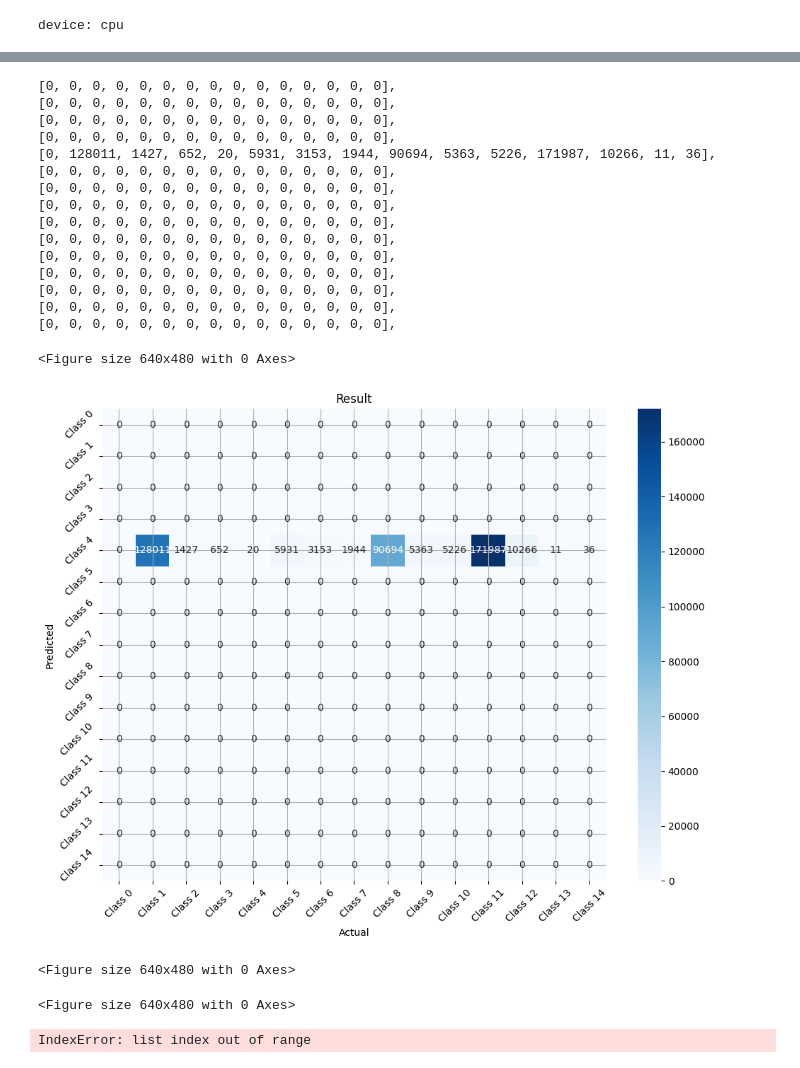
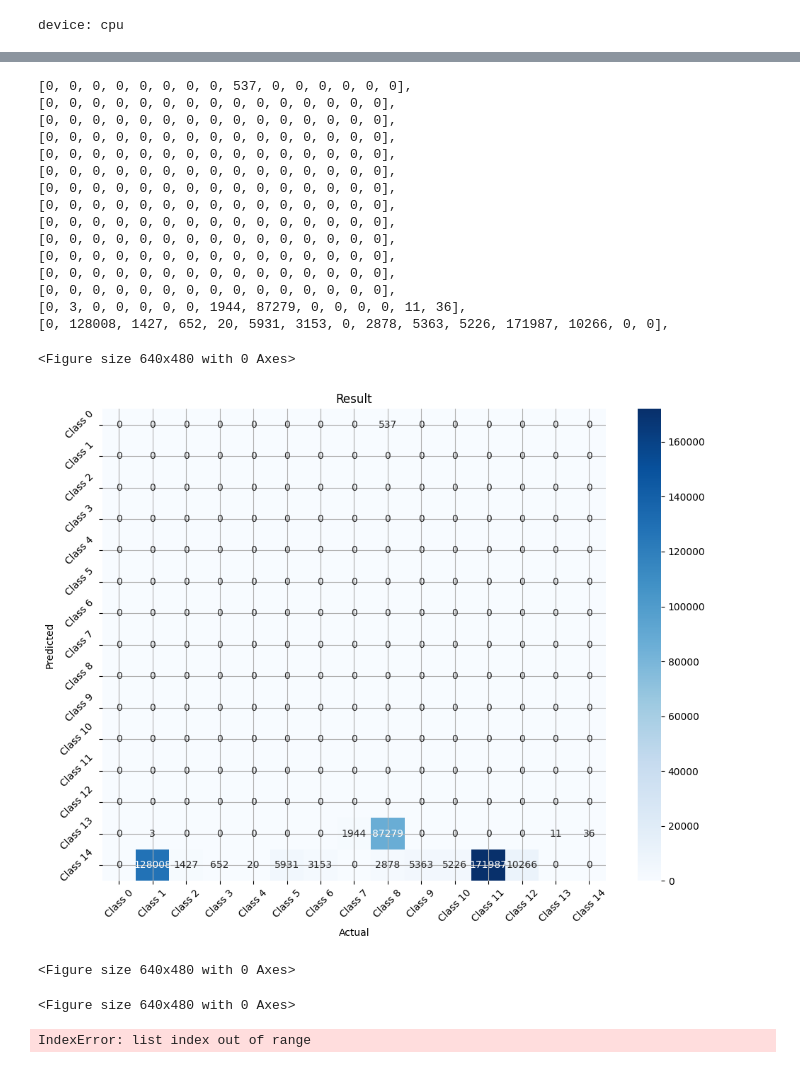
Before and after one commit to SpeedyHorse/drl, a Jupyter notebook: multiple/99_myself/01_dqn.ipynb, the cells around one changed output, grey strips where cells are left out. Cells and saved outputs as stored; diff of their text form; code cells hidden in the pictures.

```diff
--- a/multiple/99_myself/01_dqn.ipynb
+++ b/multiple/99_myself/01_dqn.ipynb
@@ -312,8 +312,8 @@ class DeepFlowNetwork(nn.Module):
 
         renew = torch.cat([port_emb, protocol_emb, x[2]], dim=1)
 
-        renew = F.softmax(self.fc1(renew))
-        renew = F.softmax(self.fc2(renew))
+        renew = F.relu(self.fc1(renew))
+        renew = F.relu(self.fc2(renew))
         return self.fc3(renew)
 # %%
 UPDATE_TARGET_STEPS = 200
@@ -327,5 +349,5 @@ LR = 1e-5
 # %%
-num_episodes = 1000
+num_episodes = 6000
 # %%
 n_actions = train_env.action_space.n
 n_inputs = train_env.observation_space.shape[0]
@@ -406,6 +428,8 @@ def optimize_model():
     utils.clip_grad_value_(policy_net.parameters(), 1000)
     optimizer.step()
 # %%
+with open("train.log", "w") as f:
+    f.write("episode, show\n")
 for i_episode in range(num_episodes):
     test = []
     # Initialize the environment and state
@@ -430,9 +454,12 @@ for i_episode in range(num_episodes):
         test.append(info["answer"])
         show[action.item()] += 1
         # print(info)
+        reward = get_reward(info["action"], info["answer"])
 
         # to tensor
         if terminated:
+            with open("train.log", "a") as f:
+                f.write(f"{i_episode}, {show}\n")
             next_state = None
         else:
             # next_state = torch.tensor(raw_next_state, device=device, dtype=torch.float32).unsqueeze(0)
@@ -467,12 +494,11 @@ for i_episode in range(num_episodes):
     #         f.write(f"{i:02d},")
     #     else:
     #         f.write("\n")
-    if i_episode > 0 and i_episode % 10 == 0:
-        print(test)
+    if i_episode > 0 and i_episode % 100 == 0:
         plot_graph(episode_precision)
 
 # complete the episode
-# plot_graph(episode_precision, show_result=True)
+plot_graph(episode_precision, show_result=True)
 torch.save(policy_net.state_dict(), "re_01_dqn_cic.pth")  # save the model
 
 # print(test)
@@ -583,66 +632,40 @@ for i_loop in range(1):
             break
 
         # make next state tensor and update state
         #test_state = torch.tensor(test_raw_next_state, device=device, dtype=torch.float32).unsqueeze(0)
         test_state = f_p.to_tensor(test_raw_next_state)
 
-        if t % 50000 == 0:
+        if t % 100000 == 0:
             plot_confusion_matrix(confusion_array)
-
-    # calculate metrics
-    # tp = confusion_array[1, 1]
-    # tn = confusion_array[0, 0]
-    # fp = confusion_array[1, 0]
-    # fn = confusion_array[0, 1]
-    # print(f"{i_loop + 1:5}, {tp:7}, {tn:7}, {fp:7}, {fn:7}")
-
-    # accuracy, precision, recall, f1, fpr = calculate_metrics(tp, tn, fp, fn)
-    # metrics_dictionary["accuracy"].append(accuracy)
-    # metrics_dictionary["precision"].append(precision)
-    # metrics_dictionary["recall"].append(recall)
-    # metrics_dictionary["f1"].append(f1)
-    # metrics_dictionary["fpr"].append(fpr)
-    # # print(accuracy, precision, recall, f1, fpr)
 
 for i in range(n_actions):
     print("[", end="")
     for j in range(n_actions):
         if j == n_actions - 1:
             print(confusion_array[i, j], end="")
         else:
             print(confusion_array[i, j], end=", ")
     print("],")
 
 plot_confusion_matrix(confusion_array, show_result=True)
-
-    # if i_loop % 50 == 0:
-    #     print(f"{i_loop + 1:5}, {tp:7}, {tn:7}, {fp:7}, {fn:7}")
-
-# plot metrics
-# plot_metrics(metrics_dictionary, show_result=True)
-# print(f" accuracy: {metrics_dictionary['accuracy'][-1]}")
-# print(f"precision: {metrics_dictionary['precision'][-1]}")
-# print(f"  recall : {metrics_dictionary['recall'][-1]}")
-# print(f"    f1   : {metrics_dictionary['f1'][-1]}")
-# print(f"   fpr   : {metrics_dictionary['fpr'][-1]}")
 # %% [output]
-[0, 0, 0, 0, 0, 0, 0, 0, 0, 0, 0, 0, 0, 0, 0],
-[0, 0, 0, 0, 0, 0, 0, 0, 0, 0, 0, 0, 0, 0, 0],
-[0, 0, 0, 0, 0, 0, 0, 0, 0, 0, 0, 0, 0, 0, 0],
-[0, 0, 0, 0, 0, 0, 0, 0, 0, 0, 0, 0, 0, 0, 0],
-[0, 128011, 1427, 652, 20, 5931, 3153, 1944, 90694, 5363, 5226, 171987, 10266, 11, 36],
+[0, 0, 0, 0, 0, 0, 0, 0, 537, 0, 0, 0, 0, 0, 0],
 [0, 0, 0, 0, 0, 0, 0, 0, 0, 0, 0, 0, 0, 0, 0],
 [0, 0, 0, 0, 0, 0, 0, 0, 0, 0, 0, 0, 0, 0, 0],
 [0, 0, 0, 0, 0, 0, 0, 0, 0, 0, 0, 0, 0, 0, 0],
 [0, 0, 0, 0, 0, 0, 0, 0, 0, 0, 0, 0, 0, 0, 0],
 [0, 0, 0, 0, 0, 0, 0, 0, 0, 0, 0, 0, 0, 0, 0],
 [0, 0, 0, 0, 0, 0, 0, 0, 0, 0, 0, 0, 0, 0, 0],
 [0, 0, 0, 0, 0, 0, 0, 0, 0, 0, 0, 0, 0, 0, 0],
 [0, 0, 0, 0, 0, 0, 0, 0, 0, 0, 0, 0, 0, 0, 0],
 [0, 0, 0, 0, 0, 0, 0, 0, 0, 0, 0, 0, 0, 0, 0],
 [0, 0, 0, 0, 0, 0, 0, 0, 0, 0, 0, 0, 0, 0, 0],
+[0, 0, 0, 0, 0, 0, 0, 0, 0, 0, 0, 0, 0, 0, 0],
+[0, 0, 0, 0, 0, 0, 0, 0, 0, 0, 0, 0, 0, 0, 0],
+[0, 3, 0, 0, 0, 0, 0, 1944, 87279, 0, 0, 0, 0, 11, 36],
+[0, 128008, 1427, 652, 20, 5931, 3153, 0, 2878, 5363, 5226, 171987, 10266, 0, 0],
 <Figure size 640x480 with 0 Axes>
-[figure, old version]
+[figure, new version]
 <Figure size 640x480 with 0 Axes>
 <Figure size 640x480 with 0 Axes>
 # %%
```
Also changed, not shown: parts of 5 cells of this notebook, 1 other file.
